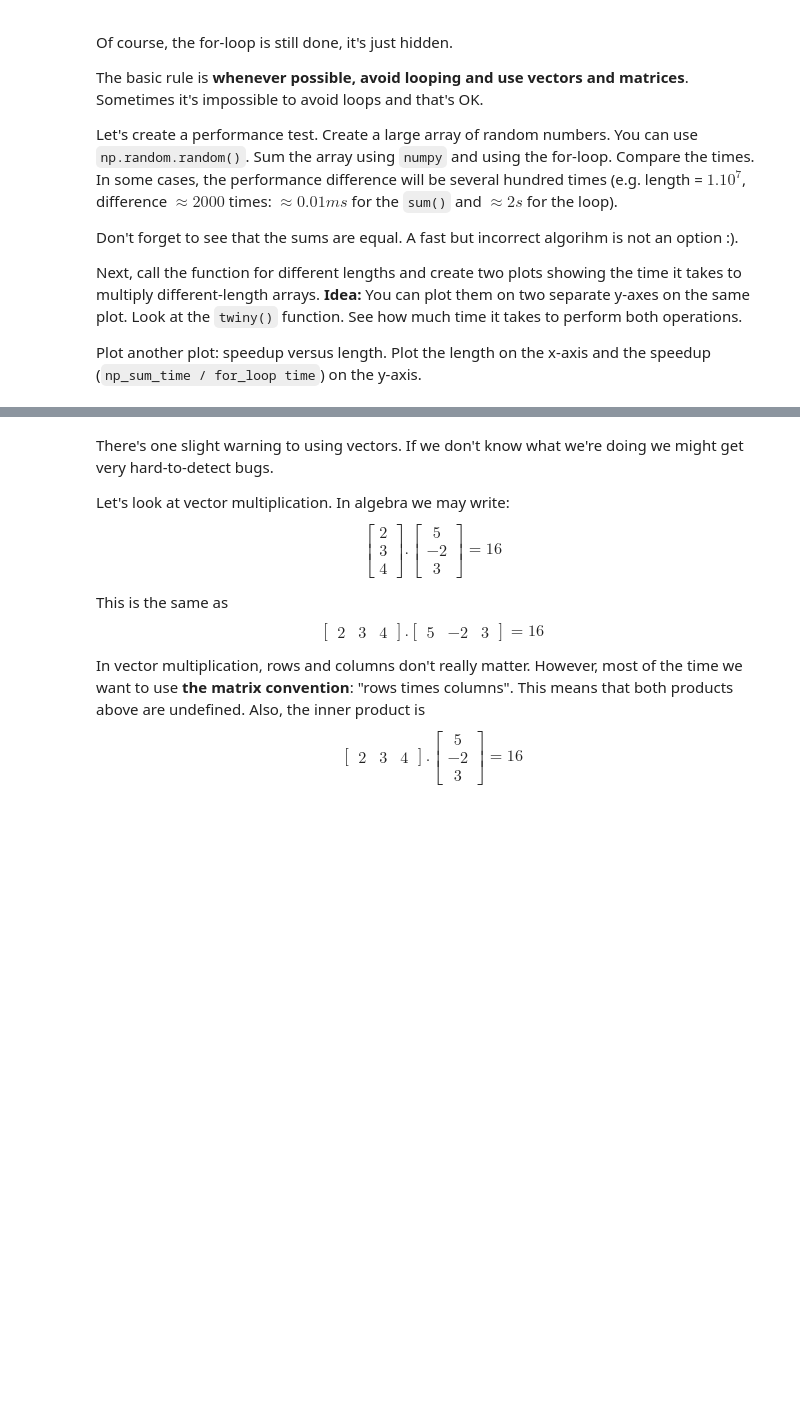
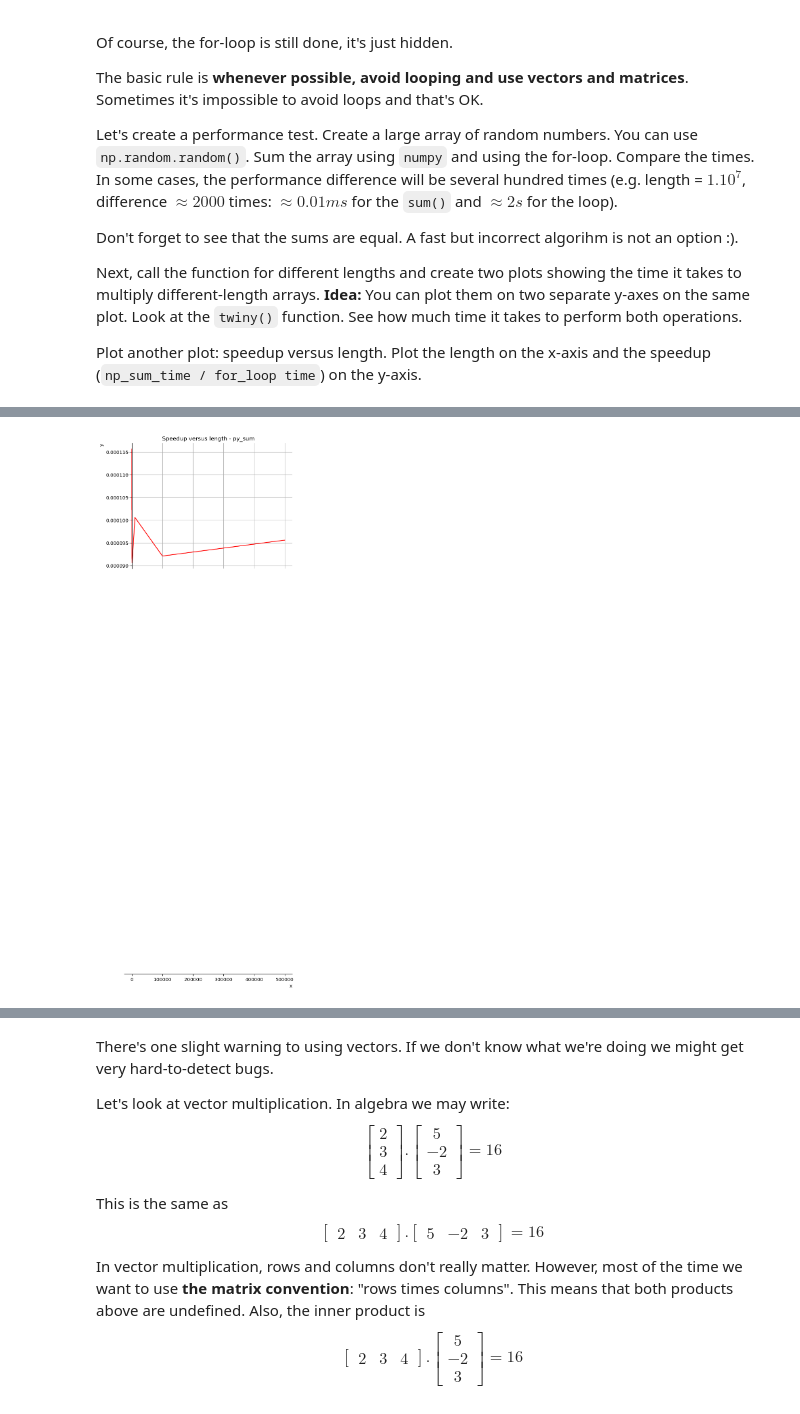
Before and after one commit to plamenborachev/Softuni-MathConceptsForDevelopers-March2024, a Jupyter notebook: 06.Linear-Algebra-Exercise/Linear Algebra Exercise.ipynb, the cells around one changed output, grey strips where cells are left out. Saved outputs shown, nothing was run; the diff lists cells and outputs as text; code cells hidden in the pictures; blank space fills up the shorter version.

```diff
--- a/06.Linear-Algebra-Exercise/Linear Algebra Exercise.ipynb
+++ b/06.Linear-Algebra-Exercise/Linear Algebra Exercise.ipynb
@@ -200,0 +225,5 @@ Plot another plot: speedup versus length. Plot the length on the x-axis and the
+# %%
+%%timeit
+python_sum = 0
+for i in range(len(x_list)):
+    python_sum += x_list[i]
@@ -200,0 +240,9 @@ Plot another plot: speedup versus length. Plot the length on the x-axis and the
+# %%
+def py_sum(x):
+    python_sum = 0
+    for i in range(len(x_list)):
+        python_sum += x_list[i]
+    return python_sum
+
+def np_sum(x):
+    return np.sum(x)
@@ -200,0 +257,12 @@ Plot another plot: speedup versus length. Plot the length on the x-axis and the
+# %%
+def py_sum_times(sizes):
+    py_sum_times = []
+
+    for s in sizes:
+        x = np.random.randint(1, 100, size = s)
+        x_list = x.tolist()
+
+        py_sum_t = timeit.timeit(lambda: py_sum(x_list), number = 100)
+        py_sum_times.append(py_sum_t)
+
+    return py_sum_times
@@ -200,0 +281,9 @@ Plot another plot: speedup versus length. Plot the length on the x-axis and the
+# %%
+sizes = [20, 50, 100, 1000, 10000, 100000, 500000]
+x = np.random.randint(1, 100, size = sizes[0])
+x_list = x.tolist()
+
+print(x)
+print(x_list)
+print(py_sum_times(x))
+print(np_sum_times(x))
@@ -200,0 +295,10 @@ Plot another plot: speedup versus length. Plot the length on the x-axis and the
+# %%
+x = sizes
+y = py_sum_times(sizes)
+plt.plot(x, y, c = 'r')
+
+default_plot("Speedup versus length - py_sum", False, True, False)
+
+plt.show()
+# %% [output]
+[figure, added]
```
Also changed, not shown: parts of 25 cells of this notebook, 3 other files.
